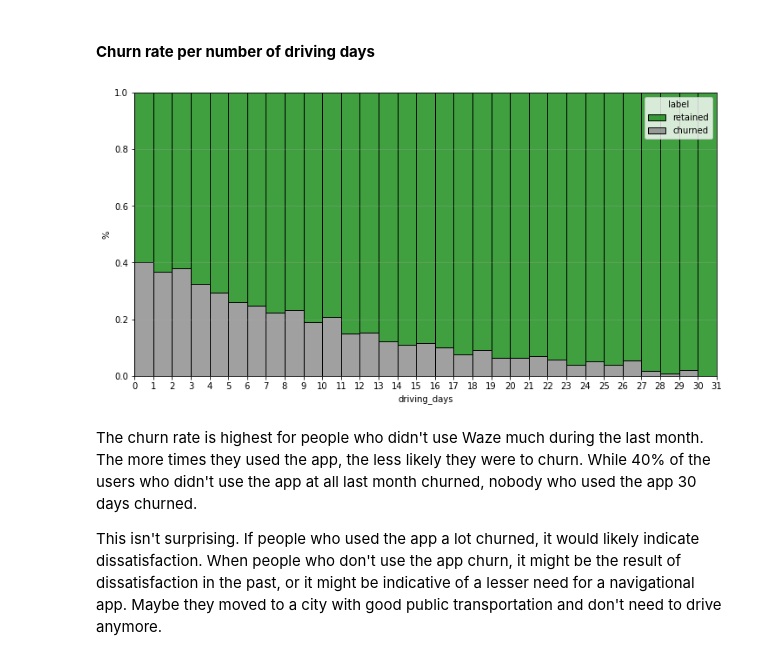
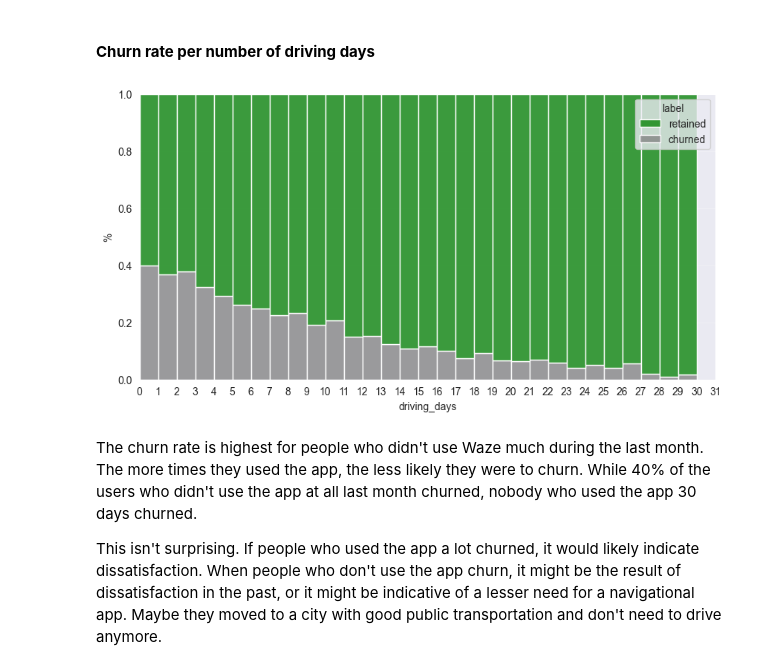
Before and after one commit to aiduyenphammkt-143/Waze-project-Churn-users-prediction, a Jupyter notebook: analysis notebook/Waze project lab_EDA & Visualization.ipynb, the cells around one changed output. Drawn from its saved outputs; the diff is of its cells as text; code cells hidden in the pictures.

```diff
--- a/analysis notebook/Waze project lab_EDA & Visualization.ipynb
+++ b/analysis notebook/Waze project lab_EDA & Visualization.ipynb
@@ -117,0 +256,2 @@ Now that you know which data columns you’ll use, it is time to decide which da
+# %%
+df = df.dropna(subset='label')
@@ -427,18 +566,18 @@ The churn rate tends to increase as the mean daily distance driven increases. It
 #### **Churn rate per number of driving days**
 # %%
 # Histogram
-plt.figure(figsize=(12,6))
+plt.figure(figsize=(10,5))
 sns.histplot(data=df, x='driving_days', hue='label',
             palette={'retained':'green','churned':'grey'},
             multiple='fill',
-            bins=range(0,32),
+            binwidth=1,
             legend=True)
 plt.xticks(range(0,32))
 plt.grid(axis='y',alpha=0.3)
 plt.ylabel('%')
 plt.show()
 # %% [output]
-[figure, old version]
+[figure, new version]
 # %% [markdown]
 The churn rate is highest for people who didn't use Waze much during the last month. The more times they used the app, the less likely they were to churn. While 40% of the users who didn't use the app at all last month churned, nobody who used the app 30 days churned.
 
```
Also changed, not shown: parts of 78 cells of this notebook.
